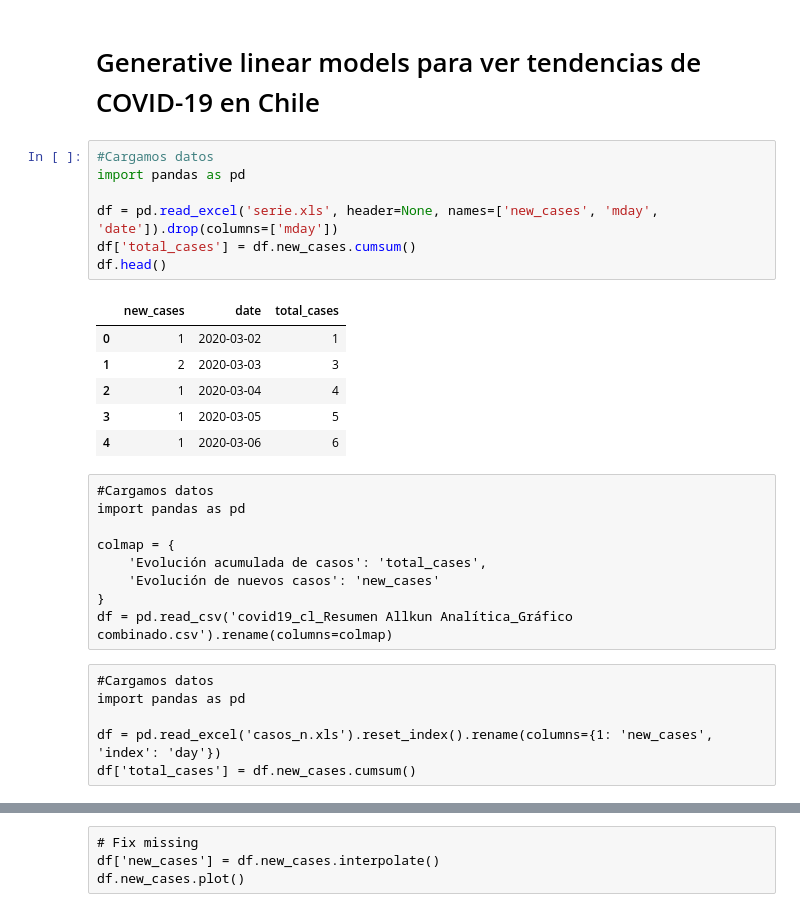
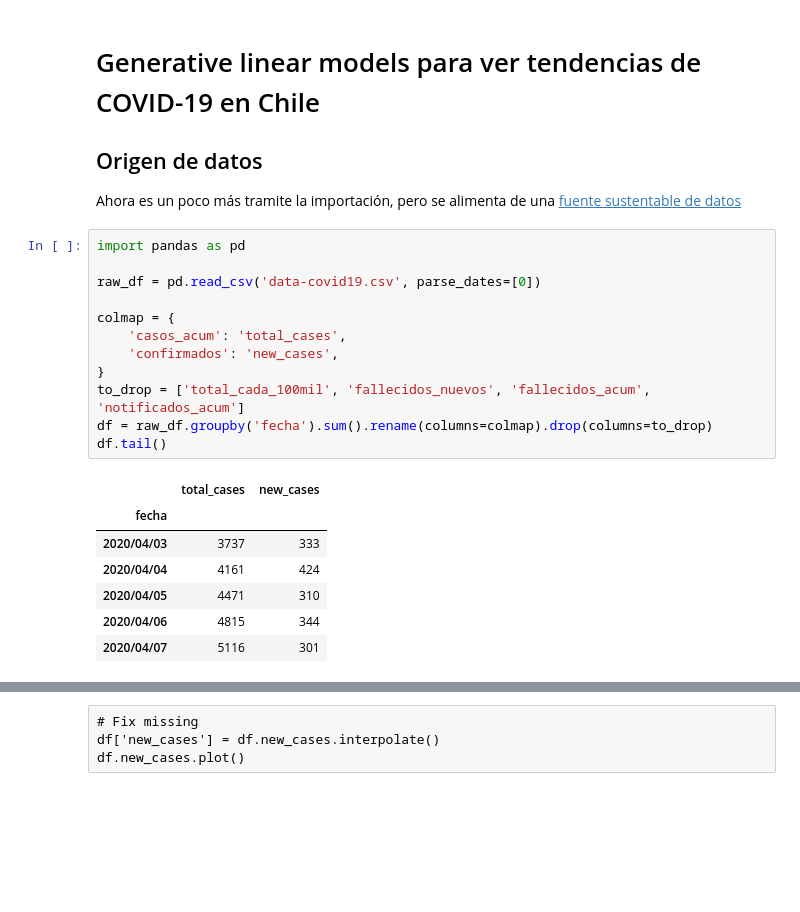
Before and after one commit to verasativa/covi-19-chile, a Jupyter notebook: GAMs.ipynb, the cells around one changed output, grey strips where cells are left out. Saved outputs shown, nothing was run; the diff lists cells and outputs as text; blank space fills up the shorter version.

```diff
--- a/GAMs.ipynb
+++ b/GAMs.ipynb
@@ -1,31 +1,25 @@
 # %% [markdown]
 # Generative linear models para ver tendencias de COVID-19 en Chile
+
+## Origen de datos
+Ahora es un poco más tramite la importación, pero se alimenta de una [fuente sustentable de datos](https://chilecracia.org/#datos)
-# %%
-#Cargamos datos
-import pandas as pd
-
-df = pd.read_excel('serie.xls', header=None, names=['new_cases', 'mday', 'date']).drop(columns=['mday'])
-df['total_cases'] = df.new_cases.cumsum()
-df.head()
-# %% [output]
-|  | new_cases | date | total_cases |
-| 0 | 1 | 2020-03-02 | 1 |
-| 1 | 2 | 2020-03-03 | 3 |
-| 2 | 1 | 2020-03-04 | 4 |
-| 3 | 1 | 2020-03-05 | 5 |
-| 4 | 1 | 2020-03-06 | 6 |
-# %% [raw]
-#Cargamos datos
-import pandas as pd
-
-colmap = {
-    'Evolución acumulada de casos': 'total_cases',
-    'Evolución de nuevos casos': 'new_cases'
-}
-df = pd.read_csv('covid19_cl_Resumen Allkun Analítica_Gráfico combinado.csv').rename(columns=colmap)
-# %% [raw]
-#Cargamos datos
-import pandas as pd
-
-df = pd.read_excel('casos_n.xls').reset_index().rename(columns={1: 'new_cases', 'index': 'day'})
-df['total_cases'] = df.new_cases.cumsum()
+# %%
+import pandas as pd
+
+raw_df = pd.read_csv('data-covid19.csv', parse_dates=[0])
+
+colmap = {
+    'casos_acum': 'total_cases',
+    'confirmados': 'new_cases',
+}
+to_drop = ['total_cada_100mil', 'fallecidos_nuevos', 'fallecidos_acum', 'notificados_acum']
+df = raw_df.groupby('fecha').sum().rename(columns=colmap).drop(columns=to_drop)
+df.tail()
+# %% [output]
+|  | total_cases | new_cases |
+| fecha |  |  |
+| 2020/04/03 | 3737 | 333 |
+| 2020/04/04 | 4161 | 424 |
+| 2020/04/05 | 4471 | 310 |
+| 2020/04/06 | 4815 | 344 |
+| 2020/04/07 | 5116 | 301 |
```
Also changed, not shown: parts of 6 cells of this notebook, 4 other files.
